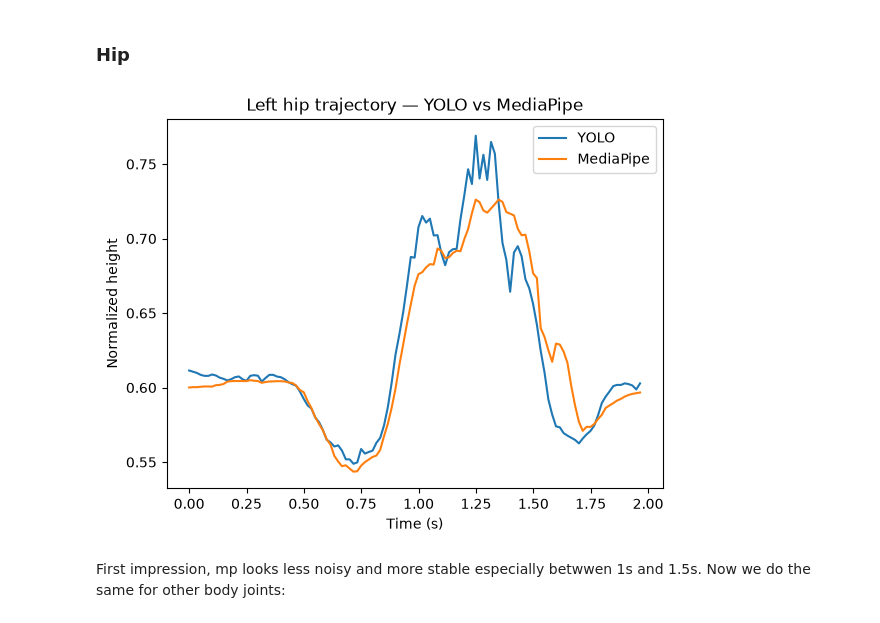
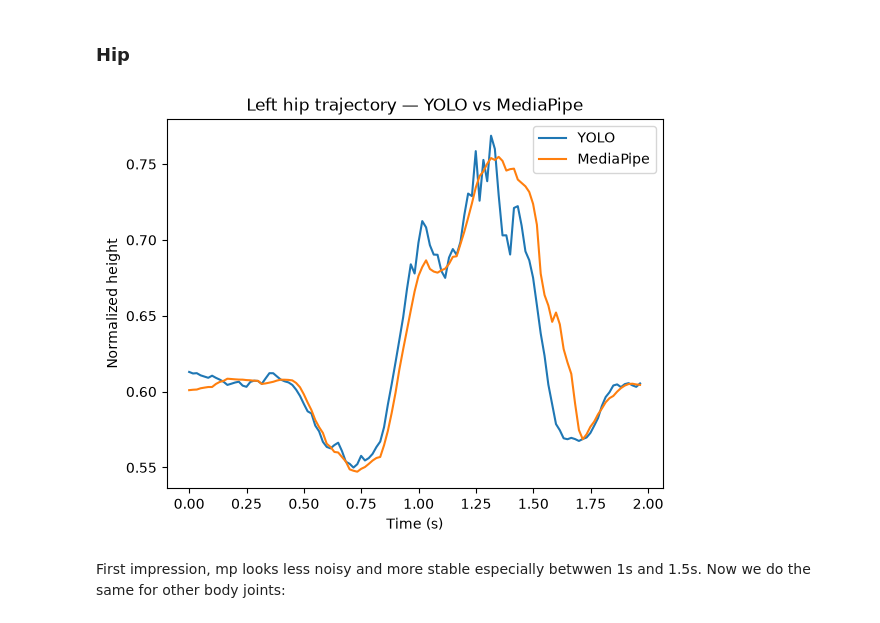
Before and after one commit to EstebanHuriot/BackflipAnalysis, a Jupyter notebook: computer_vision/comparison.ipynb, the cells around one changed output. Saved outputs shown, nothing was run; the diff lists cells and outputs as text; code cells hidden in the pictures.

```diff
--- a/computer_vision/comparison.ipynb
+++ b/computer_vision/comparison.ipynb
@@ -11,29 +13,29 @@ df_mp = pd.read_csv("../data/mediapipe_keypoints.csv")
 # %% [markdown]
 ### Hip
 # %%
-yolo_hip = df_yolo[df_yolo["keypoint"] == "left_hip"]
-mp_hip = df_mp[df_mp["keypoint"] == "left_hip"]
+yolo_hip = df_yolo[df_yolo["keypoint"] == "right_hip"]
+mp_hip = df_mp[df_mp["keypoint"] == "right_hip"]
 
 plt.plot(
     yolo_hip["time"],
     1 - yolo_hip["y"],
     label="YOLO"
 )
 
 plt.plot(
     mp_hip["time"],
     1 - mp_hip["y"],
     label="MediaPipe"
 )
 
 plt.xlabel("Time (s)")
 plt.ylabel("Normalized height")
 plt.title("Left hip trajectory — YOLO vs MediaPipe")
 plt.legend()
 
 plt.show()
 # %% [output]
-[figure, old version]
+[figure, new version]
 # %% [markdown]
 First impression, mp looks less noisy and more stable especially betwwen 1s and 1.5s. </br>
 Now we do the same for other body joints:
```
Also changed, not shown: parts of 10 cells of this notebook.
